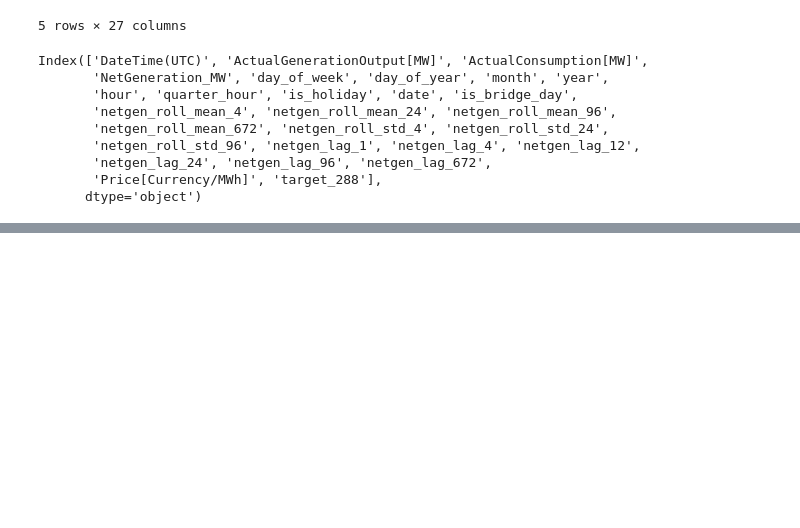
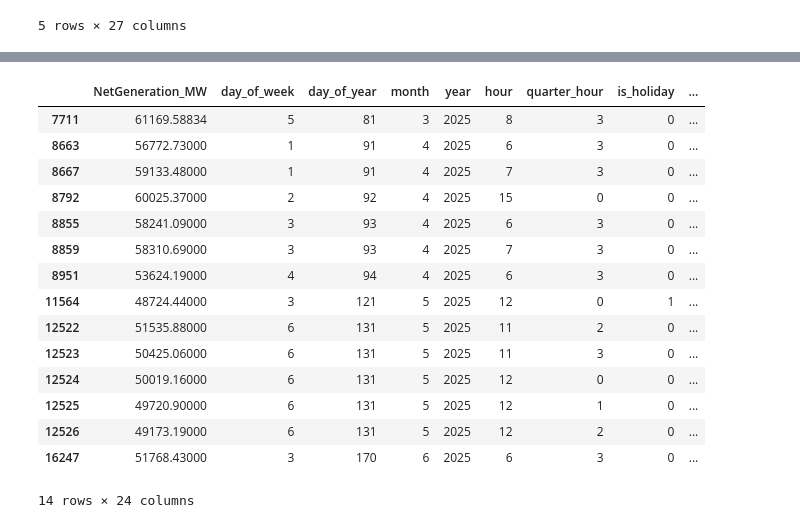
Before and after one commit to xucenying/grid-intelligence, a Jupyter notebook: notebooks/kim/preprocess_data.ipynb, the cells around one changed output, grey strips where cells are left out. Saved outputs shown, nothing was run; the diff lists cells and outputs as text; code cells hidden in the pictures; blank space fills up the shorter version.

```diff
--- a/notebooks/kim/preprocess_data.ipynb
+++ b/notebooks/kim/preprocess_data.ipynb
@@ -109,18 +109,6 @@ df_merged.head()
 df_model = df_merged.sort_values("DateTime(UTC)").copy()
 df_model["target_288"] = df_model["Price[Currency/MWh]"].shift(-288)
 #df_model = df_model.dropna().reset_index(drop=True)
-# %%
-df_model.columns
-# %% [output]
-Index(['DateTime(UTC)', 'ActualGenerationOutput[MW]', 'ActualConsumption[MW]',
-       'NetGeneration_MW', 'day_of_week', 'day_of_year', 'month', 'year',
-       'hour', 'quarter_hour', 'is_holiday', 'date', 'is_bridge_day',
-       'netgen_roll_mean_4', 'netgen_roll_mean_24', 'netgen_roll_mean_96',
-       'netgen_roll_mean_672', 'netgen_roll_std_4', 'netgen_roll_std_24',
-       'netgen_roll_std_96', 'netgen_lag_1', 'netgen_lag_4', 'netgen_lag_12',
-       'netgen_lag_24', 'netgen_lag_96', 'netgen_lag_672',
-       'Price[Currency/MWh]', 'target_288'],
-      dtype='object')
 # %%
 columns_to_drop = [
     "DateTime(UTC)",
@@ -134,3 +121,11 @@ df_model.to_csv("feature_xgboost_ver1.csv", index=False)
+# %%
+columns_to_drop = [
+    "ActualGenerationOutput[MW]",
+    "ActualConsumption[MW]",
+    "date"
+]
+df_model = df_model.drop(columns=columns_to_drop)
+df_model.to_csv("feature_xgboost_with_UTC_ver1.csv", index=False)
 # %%
 df_model.describe().T
 # %% [output]
@@ -151,3 +146,24 @@ df_model.describe().T
 | netgen_lag_672 | 44741.0 | 50379.518997 | 1.095740e+04 | 1.835829e+04 | 42287.671568 | 50506.840000 | 58265.466850 | 8.226439e+04 |
 | Price[Currency/MWh] | 45413.0 | 92.146505 | 5.383915e+01 | -4.999900e+02 | 68.700000 | 95.070000 | 119.930000 | 8.346000e+02 |
 | target_288 | 45125.0 | 92.307582 | 5.378727e+01 | -4.999900e+02 | 69.000000 | 95.090000 | 119.940000 | 8.346000e+02 |
+# %%
+df = df_model.copy()
+filtered_df = df[df["Price[Currency/MWh]"] < -150]
+filtered_df
+# %% [output]
+|  | NetGeneration_MW | day_of_week | day_of_year | month | year | hour | quarter_hour | is_holiday | ... |
+| 7711 | 61169.58834 | 5 | 81 | 3 | 2025 | 8 | 3 | 0 | ... |
+| 8663 | 56772.73000 | 1 | 91 | 4 | 2025 | 6 | 3 | 0 | ... |
+| 8667 | 59133.48000 | 1 | 91 | 4 | 2025 | 7 | 3 | 0 | ... |
+| 8792 | 60025.37000 | 2 | 92 | 4 | 2025 | 15 | 0 | 0 | ... |
+| 8855 | 58241.09000 | 3 | 93 | 4 | 2025 | 6 | 3 | 0 | ... |
+| 8859 | 58310.69000 | 3 | 93 | 4 | 2025 | 7 | 3 | 0 | ... |
+| 8951 | 53624.19000 | 4 | 94 | 4 | 2025 | 6 | 3 | 0 | ... |
+| 11564 | 48724.44000 | 3 | 121 | 5 | 2025 | 12 | 0 | 1 | ... |
+| 12522 | 51535.88000 | 6 | 131 | 5 | 2025 | 11 | 2 | 0 | ... |
+| 12523 | 50425.06000 | 6 | 131 | 5 | 2025 | 11 | 3 | 0 | ... |
+| 12524 | 50019.16000 | 6 | 131 | 5 | 2025 | 12 | 0 | 0 | ... |
+| 12525 | 49720.90000 | 6 | 131 | 5 | 2025 | 12 | 1 | 0 | ... |
+| 12526 | 49173.19000 | 6 | 131 | 5 | 2025 | 12 | 2 | 0 | ... |
+| 16247 | 51768.43000 | 3 | 170 | 6 | 2025 | 6 | 3 | 0 | ... |
+14 rows × 24 columns
```
Also changed, not shown: parts of 2 cells of this notebook.
